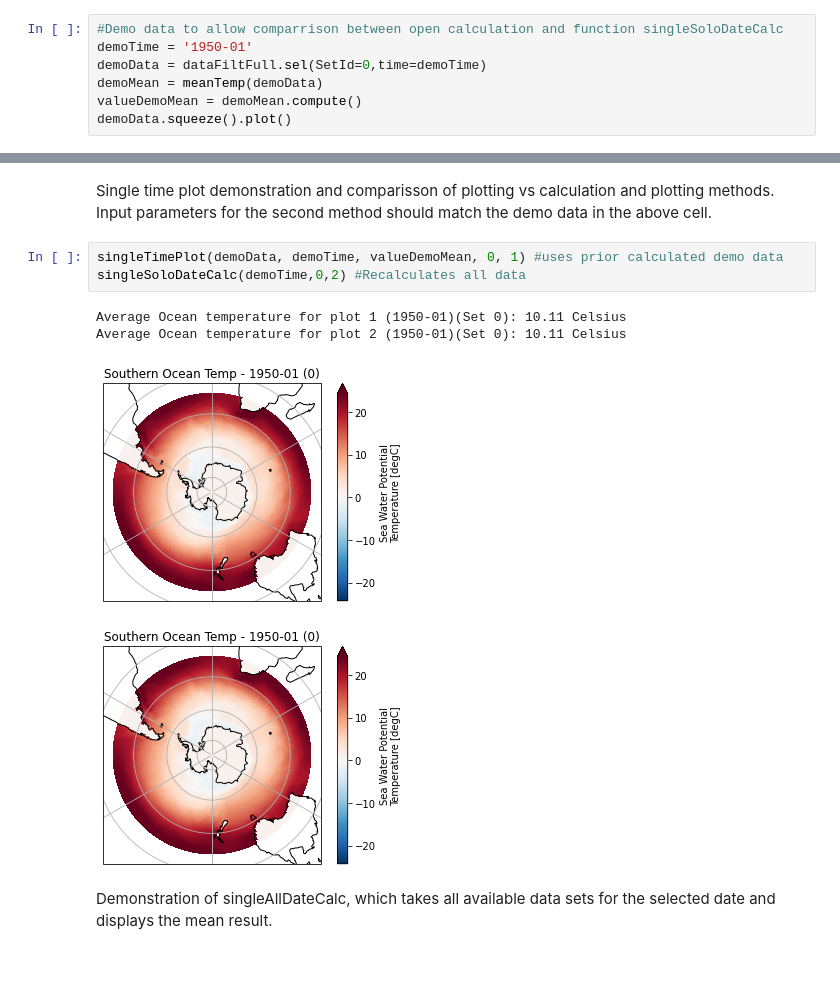
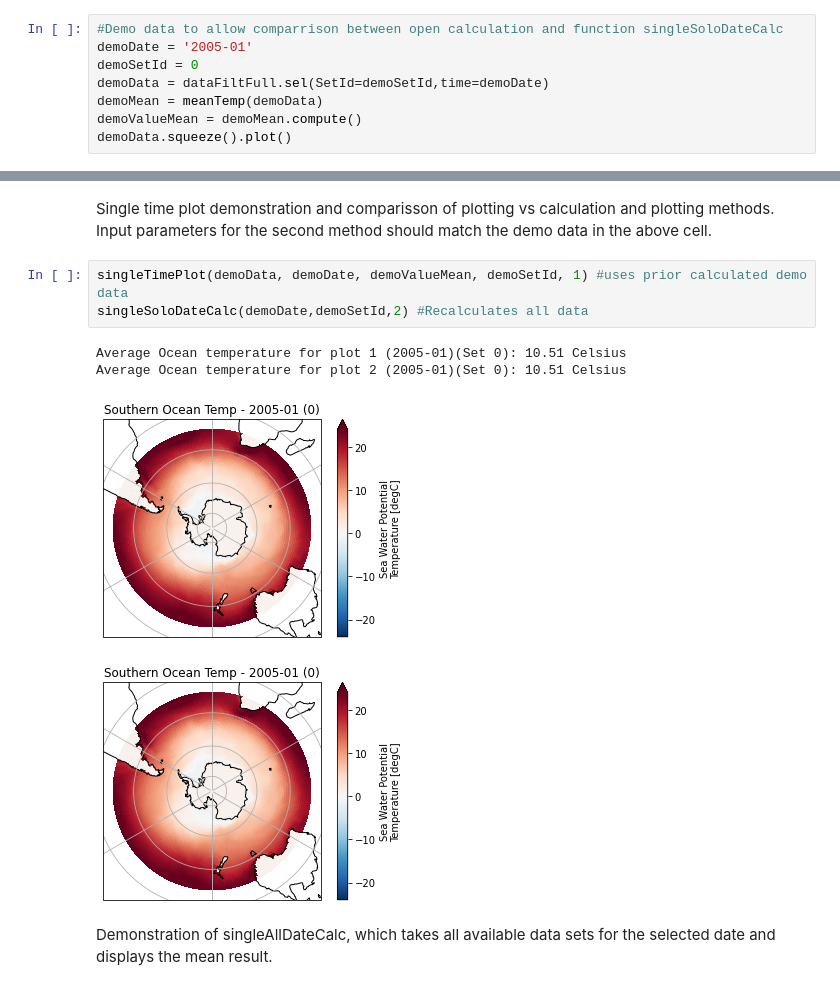
Before and after one commit to el1247/BAS_AI4ER_SAM, a Jupyter notebook: notebooks/exploratory/1.3_el_ESM3Analysis.ipynb, the cells around one changed output, grey strips where cells are left out. Drawn from its saved outputs; the diff is of its cells as text.

```diff
--- a/notebooks/exploratory/1.3_el_ESM3Analysis.ipynb
+++ b/notebooks/exploratory/1.3_el_ESM3Analysis.ipynb
@@ -235,10 +289,11 @@ def multiTimePlotStd(dataSet, startDate, endDate, plotNo):
 Demonstration data selection and Rectangular Plot
 # %%
 #Demo data to allow comparrison between open calculation and function singleSoloDateCalc
-demoTime = '1950-01'
-demoData = dataFiltFull.sel(SetId=0,time=demoTime)
+demoDate = '2005-01'
+demoSetId = 0
+demoData = dataFiltFull.sel(SetId=demoSetId,time=demoDate)
 demoMean = meanTemp(demoData)
-valueDemoMean = demoMean.compute()
+demoValueMean = demoMean.compute()
 demoData.squeeze().plot()
 # %% [output]
 <matplotlib.collections.QuadMesh at 0x...>
@@ -246,12 +301,12 @@ demoData.squeeze().plot()
 # %% [markdown]
 Single time plot demonstration and comparisson of plotting vs calculation and plotting methods. Input parameters for the second method should match the demo data in the above cell.
 # %%
-singleTimePlot(demoData, demoTime, valueDemoMean, 0, 1) #uses prior calculated demo data
-singleSoloDateCalc(demoTime,0,2) #Recalculates all data
+singleTimePlot(demoData, demoDate, demoValueMean, demoSetId, 1) #uses prior calculated demo data
+singleSoloDateCalc(demoDate,demoSetId,2) #Recalculates all data
 # %% [output]
-Average Ocean temperature for plot 1 (1950-01)(Set 0): 10.11 Celsius
-Average Ocean temperature for plot 2 (1950-01)(Set 0): 10.11 Celsius
+Average Ocean temperature for plot 1 (2005-01)(Set 0): 10.51 Celsius
+Average Ocean temperature for plot 2 (2005-01)(Set 0): 10.51 Celsius
-[figure, old version]
+[figure, new version]
-[figure, old version]
+[figure, new version]
 # %% [markdown]
 Demonstration of singleAllDateCalc, which takes all available data sets for the selected date and displays the mean result.
```
Also changed, not shown: parts of 19 cells of this notebook.
